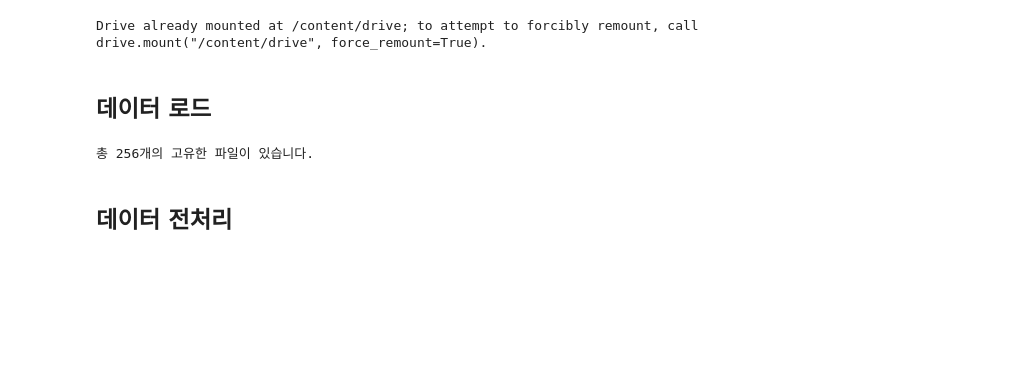
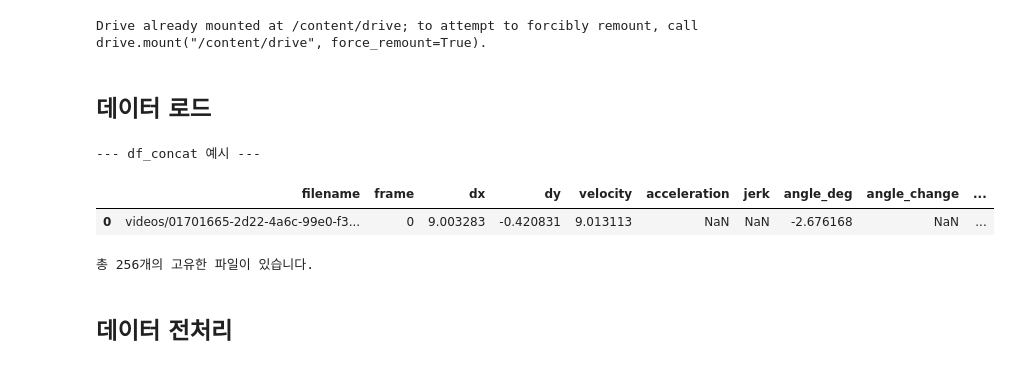
Before and after one commit to Chunsaeng20/Anti-Cheat-Model, a Jupyter notebook: scripts/01_training_xgboost_model.ipynb, the cells around one changed output. Cells and saved outputs as stored; diff of their text form; code cells hidden in the pictures; blank space fills up the shorter version.

```diff
--- a/scripts/01_training_xgboost_model.ipynb
+++ b/scripts/01_training_xgboost_model.ipynb
@@ -78,4 +79,14 @@ df_cheat = pd.read_excel(cheat_data_path)
 # --- 치트 라벨 추가 ---
 df_human['cheat'] = 0 # 사람 데이터프레임에 모든 행에 'cheat' 컬럼을 추가하고 값을 0으로 설정
 df_cheat['cheat'] = 1 # 치트 데이터프레임의 모든 행에 'cheat' 컬럼을 추가하고 값을 1로 설정
+# %%
+# 두 데이터프레임을 하나로 합침
+df_concat = pd.concat([df_human, df_cheat], ignore_index=True)
+
+print("--- df_concat 예시 ---")
+df_concat.iloc[[0]]
+# %% [output]
+--- df_concat 예시 ---
+|  | filename | frame | dx | dy | velocity | acceleration | jerk | angle_deg | angle_change | ... |
+| 0 | videos/01701665-2d22-4a6c-99e0-f3... | 0 | 9.003283 | -0.420831 | 9.013113 | NaN | NaN | -2.676168 | NaN | ... |
 # %%
```
Also changed, not shown: parts of 6 cells of this notebook, 5 other files.
